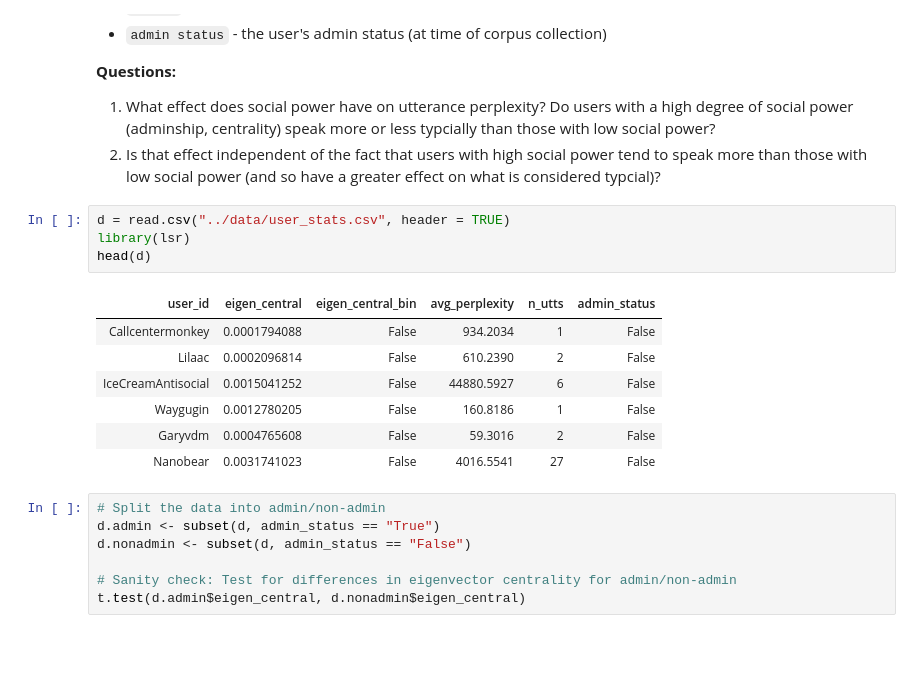
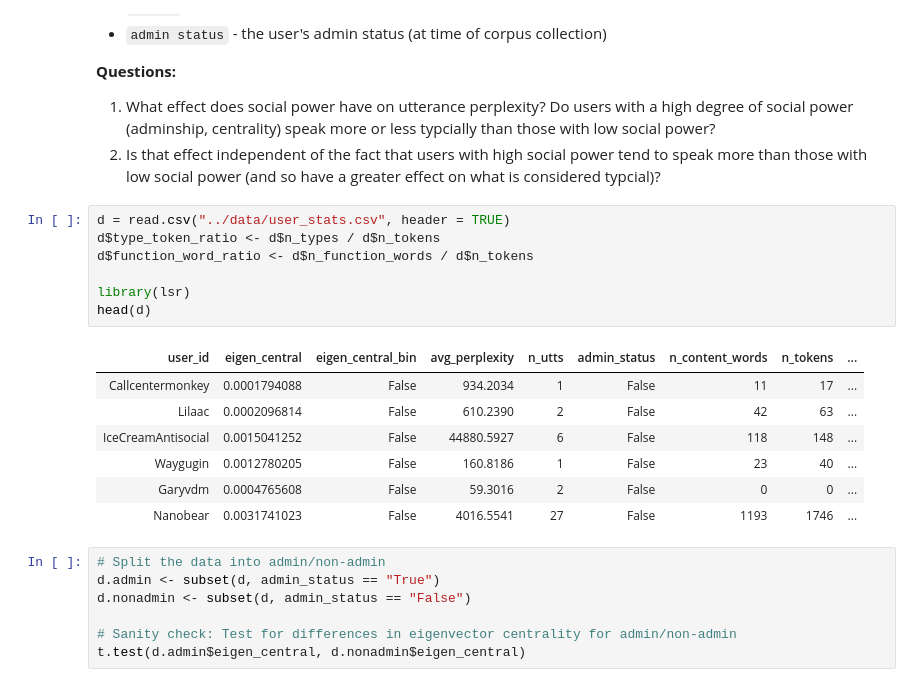
Before and after one commit to winobes/lasn, a Jupyter notebook: code/analysis.ipynb, the cells around one changed output. Drawn from its saved outputs; the diff is of its cells as text; blank space fills up the shorter version.

Commit message:
analysis of user style features

```diff
--- a/code/analysis.ipynb
+++ b/code/analysis.ipynb
@@ -13,16 +13,19 @@
 2. Is that effect independent of the fact that users with high social power tend to speak more than those with low social power (and so have a greater effect on what is considered typcial)?
 # %%
 d = read.csv("../data/user_stats.csv", header = TRUE)
+d$type_token_ratio <- d$n_types / d$n_tokens
+d$function_word_ratio <- d$n_function_words / d$n_tokens
+
 library(lsr)
 head(d)
 # %% [output]
-| user_id | eigen_central | eigen_central_bin | avg_perplexity | n_utts | admin_status |
-| Callcentermonkey | 0.0001794088 | False | 934.2034 | 1 | False |
-| Lilaac | 0.0002096814 | False | 610.2390 | 2 | False |
-| IceCreamAntisocial | 0.0015041252 | False | 44880.5927 | 6 | False |
-| Waygugin | 0.0012780205 | False | 160.8186 | 1 | False |
-| Garyvdm | 0.0004765608 | False | 59.3016 | 2 | False |
-| Nanobear | 0.0031741023 | False | 4016.5541 | 27 | False |
+| user_id | eigen_central | eigen_central_bin | avg_perplexity | n_utts | admin_status | n_content_words | n_tokens | ... |
+| Callcentermonkey | 0.0001794088 | False | 934.2034 | 1 | False | 11 | 17 | ... |
+| Lilaac | 0.0002096814 | False | 610.2390 | 2 | False | 42 | 63 | ... |
+| IceCreamAntisocial | 0.0015041252 | False | 44880.5927 | 6 | False | 118 | 148 | ... |
+| Waygugin | 0.0012780205 | False | 160.8186 | 1 | False | 23 | 40 | ... |
+| Garyvdm | 0.0004765608 | False | 59.3016 | 2 | False | 0 | 0 | ... |
+| Nanobear | 0.0031741023 | False | 4016.5541 | 27 | False | 1193 | 1746 | ... |
 # %%
 # Split the data into admin/non-admin
 d.admin <- subset(d, admin_status == "True")
```
Also changed, not shown: parts of 7 cells of this notebook, 3 other files.
